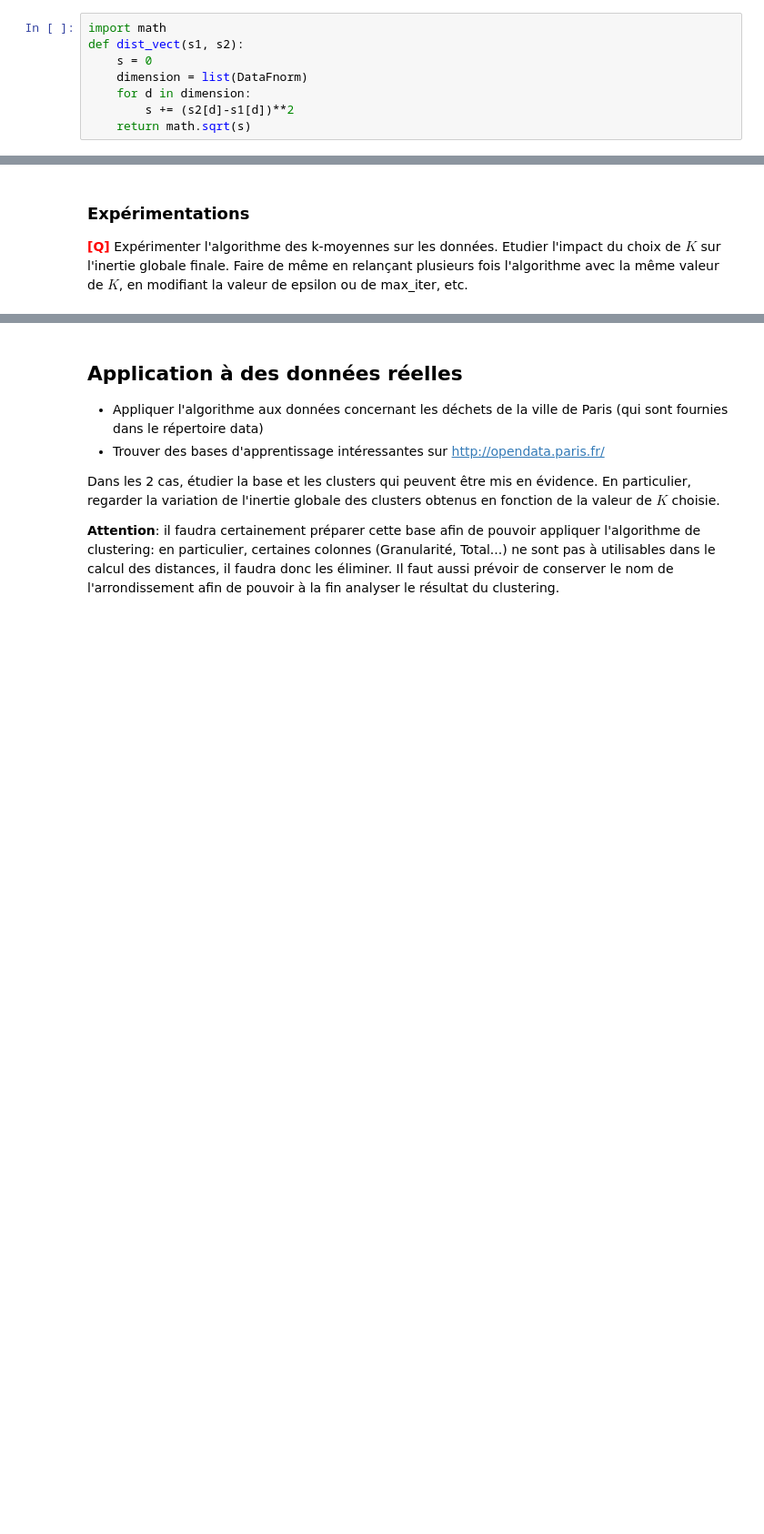
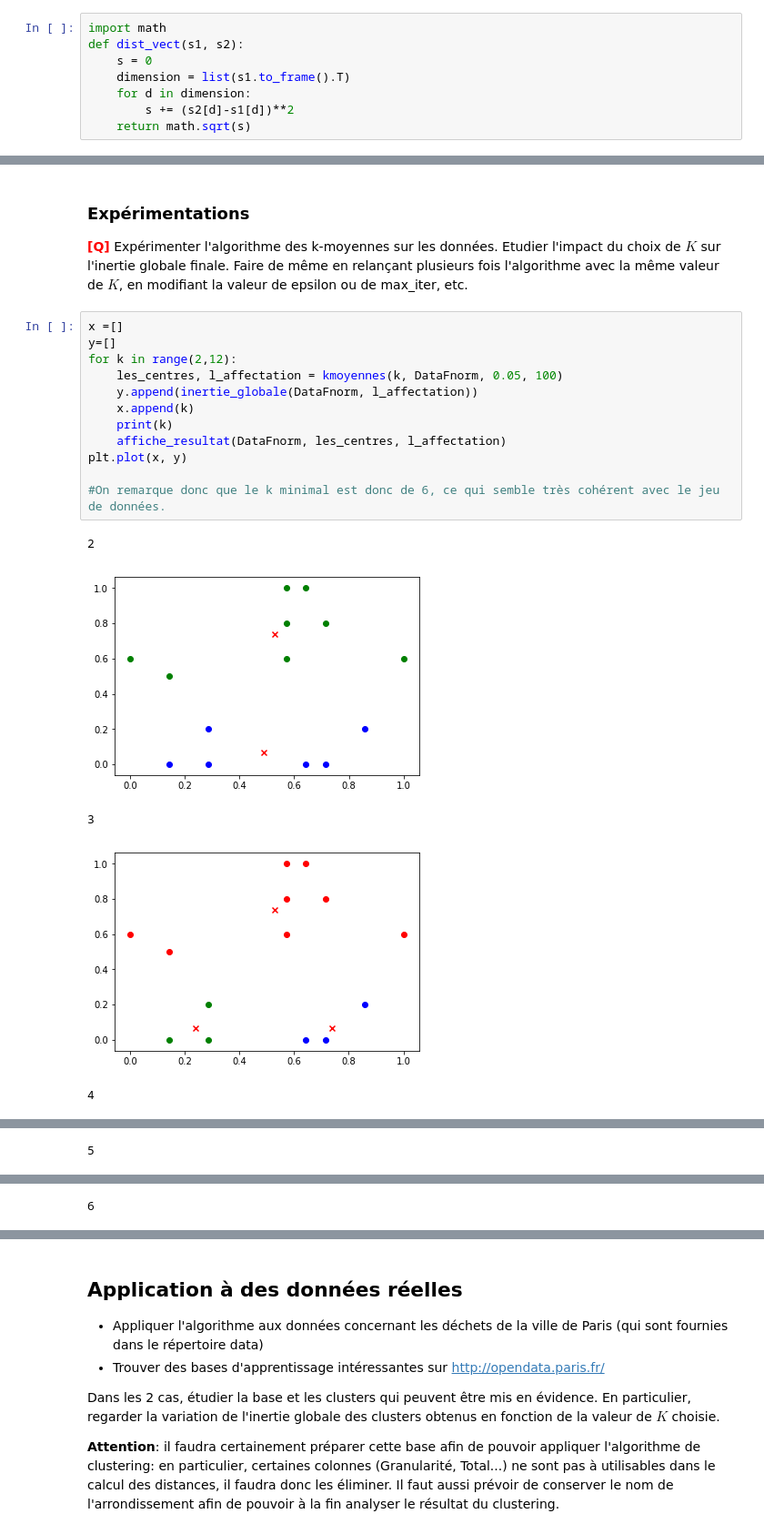
Before and after one commit to ohouens/3i026, a Jupyter notebook: tme-08/TD-TME08-OHOUENS-SALEH.ipynb, the cells around one changed output, grey strips where cells are left out. Shown at 91% size. Cells and saved outputs as stored; diff of their text form; blank space fills up the shorter version.

```diff
--- a/tme-08/TD-TME08-OHOUENS-SALEH.ipynb
+++ b/tme-08/TD-TME08-OHOUENS-SALEH.ipynb
@@ -84,7 +90,7 @@ plt.scatter(DataFnorm['X'],DataFnorm['Y'])
 import math
 def dist_vect(s1, s2):
     s = 0
-    dimension = list(DataFnorm)
+    dimension = list(s1.to_frame().T)
     for d in dimension:
         s += (s2[d]-s1[d])**2
     return math.sqrt(s)
@@ -264,3 +352,21 @@ affiche_resultat(DataFnorm,les_centres,l_affectation)
 ### Expérimentations
 
 <font size="+1" color="RED">**[Q]**</font> Expérimenter l'algorithme des k-moyennes sur les données. Etudier l'impact du choix de $K$ sur l'inertie globale finale. Faire de même en relançant plusieurs fois l'algorithme avec la même valeur de $K$, en modifiant la valeur de epsilon ou de max_iter, etc.
+# %%
+x =[]
+y=[]
+for k in range(2,12):
+    les_centres, l_affectation = kmoyennes(k, DataFnorm, 0.05, 100)
+    y.append(inertie_globale(DataFnorm, l_affectation))
+    x.append(k)
+    print(k)
+    affiche_resultat(DataFnorm, les_centres, l_affectation)
+plt.plot(x, y)
+
+#On remarque donc que le k minimal est donc de 6, ce qui semble très cohérent avec le jeu de données.
+# %% [output]
+2
+[figure, added]
+3
+[figure, added]
+4
@@ -266,0 +374 @@ affiche_resultat(DataFnorm,les_centres,l_affectation)
+5
@@ -266,0 +376 @@ affiche_resultat(DataFnorm,les_centres,l_affectation)
+6
```
Also changed, not shown: parts of 24 cells of this notebook.
